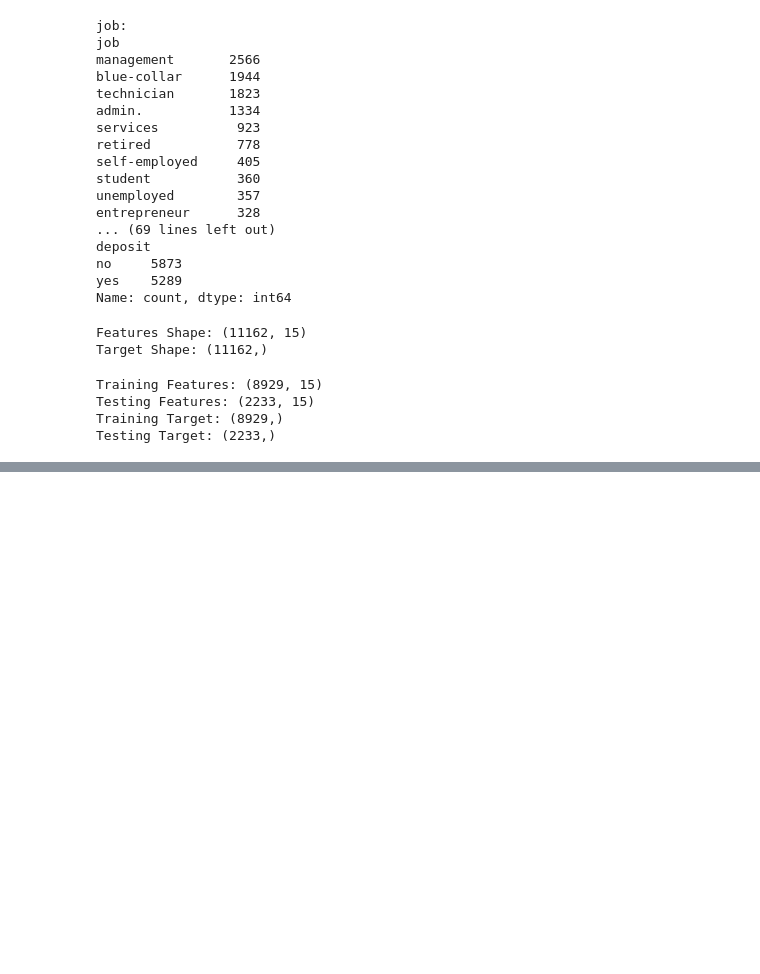
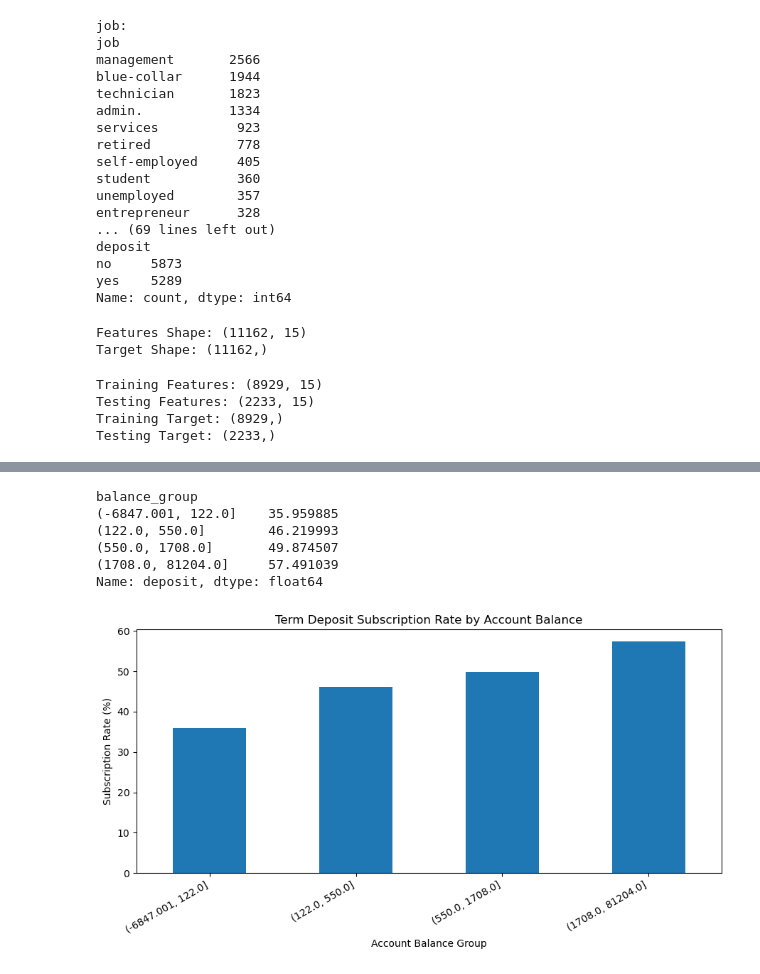
Before and after one commit to jasleenjk07/markovate-assessment, a Jupyter notebook: notebooks/Customer_Subscription_Classification.ipynb, the cells around one changed output, grey strips where cells are left out. Saved outputs shown, nothing was run; the diff lists cells and outputs as text; code cells hidden in the pictures; blank space fills up the shorter version.

```diff
--- a/notebooks/Customer_Subscription_Classification.ipynb
+++ b/notebooks/Customer_Subscription_Classification.ipynb
@@ -245,0 +333,36 @@ Testing Target: (2233,)
+# %%
+df["balance_group"] = pd.qcut(
+    df["balance"],
+    q = 4,
+    duplicates = "drop"
+)
+
+balance_subscription = df.groupby(
+    "balance_group",
+    observed = False
+)["deposit"].apply(
+    lambda x : (x == "yes").mean() * 100
+)
+
+print(balance_subscription)
+# %% [output]
+balance_group
+(-6847.001, 122.0]    35.959885
+(122.0, 550.0]        46.219993
+(550.0, 1708.0]       49.874507
+(1708.0, 81204.0]     57.491039
+Name: deposit, dtype: float64
+# %%
+balance_subscription.plot(
+    kind = "bar",
+    figsize = (9,5)
+)
+
+plt.title("Term Deposit Subscription Rate by Account Balance")
+plt.xlabel("Account Balance Group")
+plt.ylabel("Subscription Rate (%)")
+plt.xticks(rotation = 30, ha = "right")
+plt.tight_layout()
+plt.show()
+# %% [output]
+[figure, added]
```
Also changed, not shown: parts of 11 cells of this notebook.
